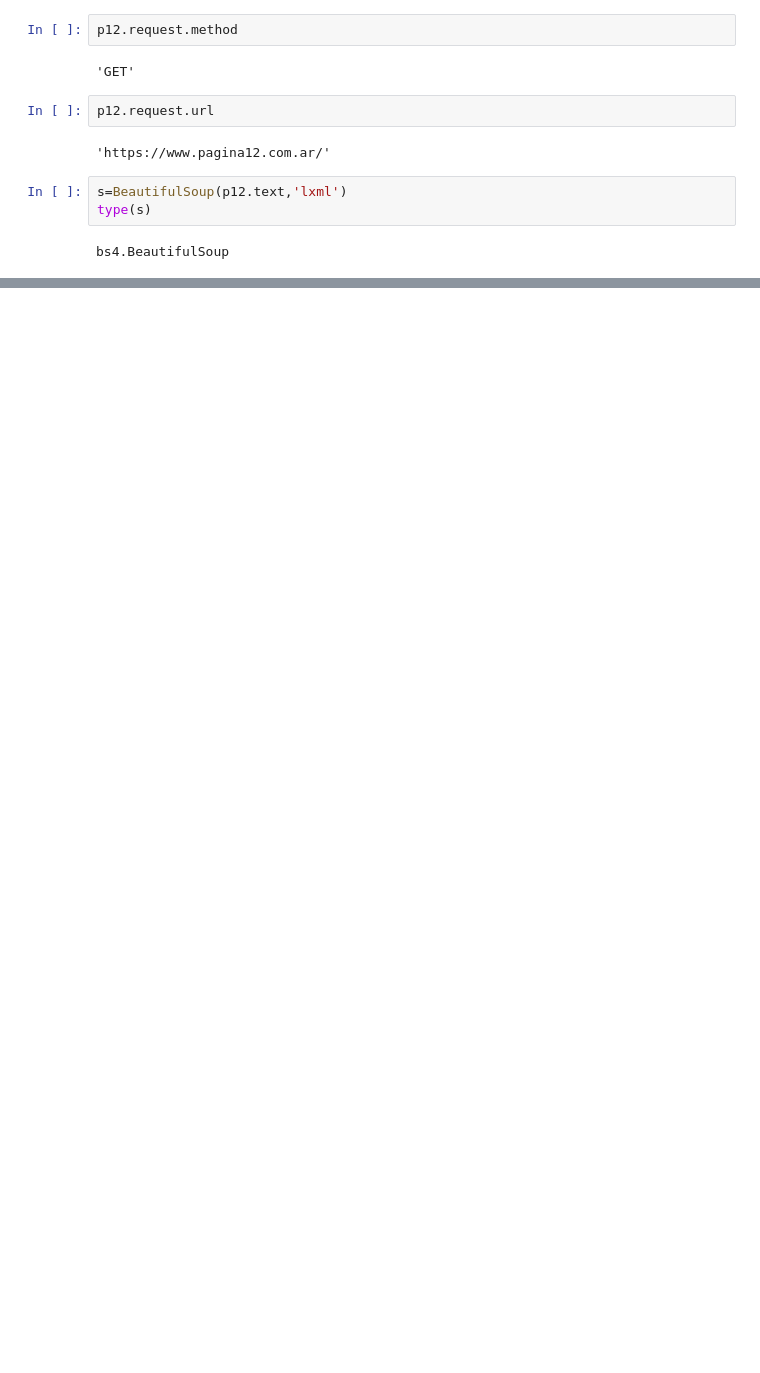
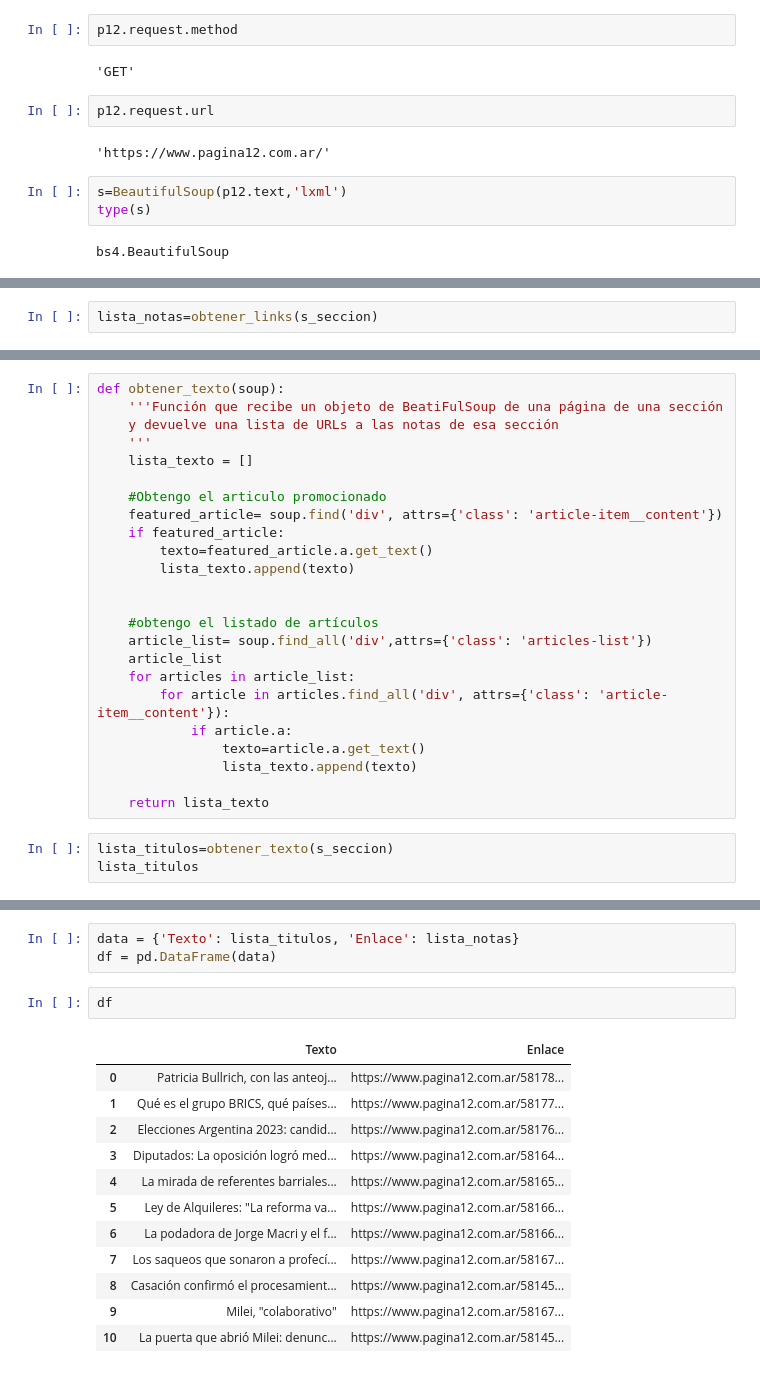
Before and after one commit to AlarconIlbert/Mapping-Data-With-Python-and-SQL, a Jupyter notebook: web_scraping_master.ipynb, the cells around one changed output, grey strips where cells are left out. Drawn from its saved outputs; the diff is of its cells as text; blank space fills up the shorter version.

```diff
--- a/web_scraping_master.ipynb
+++ b/web_scraping_master.ipynb
@@ -54,0 +149,2 @@ print(s.prettify())
+# %%
+lista_notas=obtener_links(s_seccion)
@@ -54,0 +165,27 @@ print(s.prettify())
+# %%
+def obtener_texto(soup):
+    '''Función que recibe un objeto de BeatiFulSoup de una página de una sección
+    y devuelve una lista de URLs a las notas de esa sección
+    '''
+    lista_texto = []
+
+    #Obtengo el articulo promocionado
+    featured_article= soup.find('div', attrs={'class': 'article-item__content'})
+    if featured_article:
+        texto=featured_article.a.get_text()
+        lista_texto.append(texto)
+
+
+    #obtengo el listado de artículos
+    article_list= soup.find_all('div',attrs={'class': 'articles-list'})
+    article_list
+    for articles in article_list:
+        for article in articles.find_all('div', attrs={'class': 'article-item__content'}):
+            if article.a:
+                texto=article.a.get_text()
+                lista_texto.append(texto)
+
+    return lista_texto
+# %%
+lista_titulos=obtener_texto(s_seccion)
+lista_titulos
@@ -54,0 +204,18 @@ print(s.prettify())
+# %%
+data = {'Texto': lista_titulos, 'Enlace': lista_notas}
+df = pd.DataFrame(data)
+# %%
+df
+# %% [output]
+|  | Texto | Enlace |
+| 0 | Patricia Bullrich, con las anteoj... | https://www.pagina12.com.ar/58178... |
+| 1 | Qué es el grupo BRICS, qué países... | https://www.pagina12.com.ar/58177... |
+| 2 | Elecciones Argentina 2023: candid... | https://www.pagina12.com.ar/58176... |
+| 3 | Diputados: La oposición logró med... | https://www.pagina12.com.ar/58164... |
+| 4 | La mirada de referentes barriales... | https://www.pagina12.com.ar/58165... |
+| 5 | Ley de Alquileres: "La reforma va... | https://www.pagina12.com.ar/58166... |
+| 6 | La podadora de Jorge Macri y el f... | https://www.pagina12.com.ar/58166... |
+| 7 | Los saqueos que sonaron a profecí... | https://www.pagina12.com.ar/58167... |
+| 8 | Casación confirmó el procesamient... | https://www.pagina12.com.ar/58145... |
+| 9 | Milei, "colaborativo" | https://www.pagina12.com.ar/58167... |
+| 10 | La puerta que abrió Milei: denunc... | https://www.pagina12.com.ar/58145... |
```
Also changed, not shown: parts of 20 cells of this notebook.
